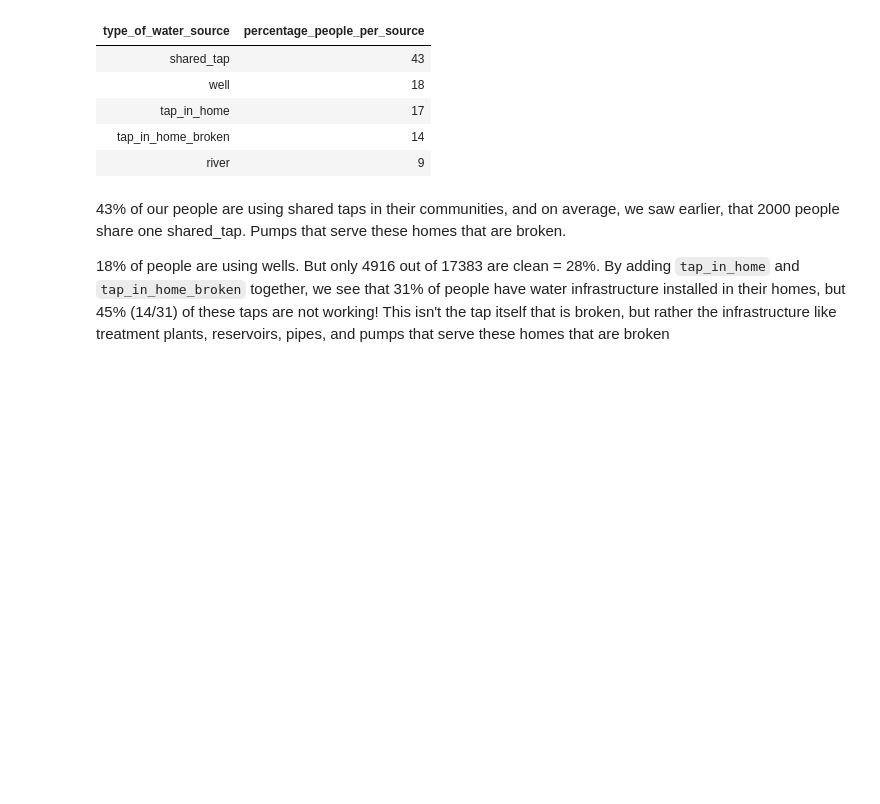
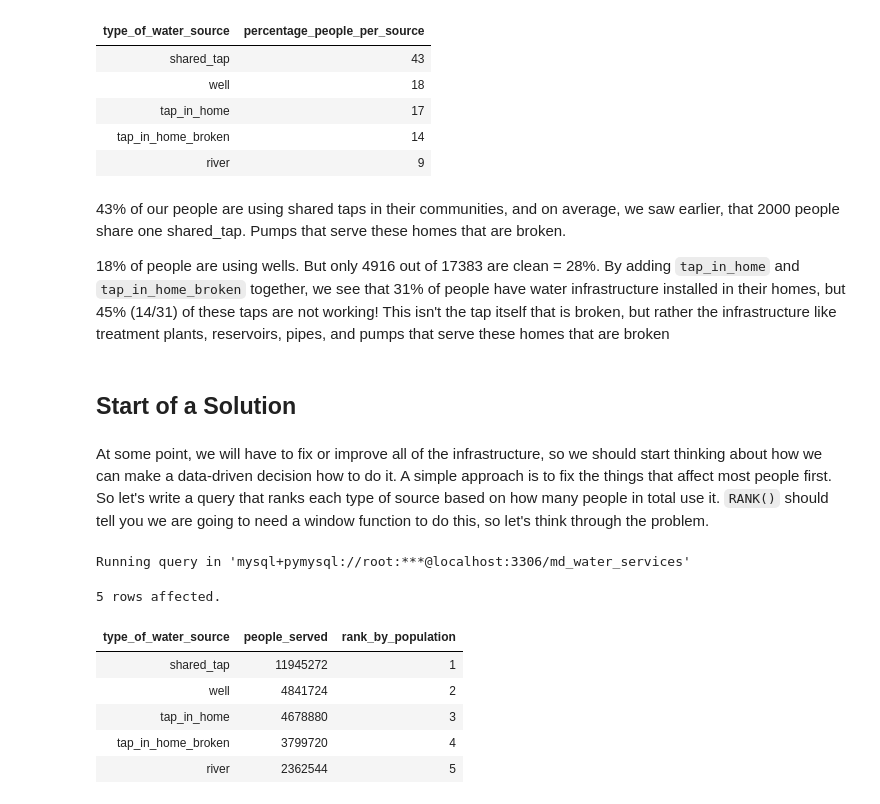
Before and after one commit to kelvinziroh/maji_ndogo, a Jupyter notebook: part_2/maji_ndogo_part2.ipynb, the cells around one changed output. Drawn from its saved outputs; the diff is of its cells as text; code cells hidden in the pictures; blank space fills up the shorter version.

```diff
--- a/part_2/maji_ndogo_part2.ipynb
+++ b/part_2/maji_ndogo_part2.ipynb
@@ -403,3 +399,25 @@ Running query in 'mysql+pymysql://root:***@localhost:3306/md_water_services'
 43% of our people are using shared taps in their communities, and on average, we saw earlier, that 2000 people share one shared_tap. Pumps that serve these homes that are broken.
 
 18% of people are using wells. But only 4916 out of 17383 are clean = 28%. By adding `tap_in_home` and `tap_in_home_broken` together, we see that 31% of people have water infrastructure installed in their homes, but 45% (14/31) of these taps are not working! This isn't the tap itself that is broken, but rather the infrastructure like treatment plants, reservoirs, pipes, and pumps that serve these homes that are broken
+# %% [markdown]
+## Start of a Solution
+# %% [markdown]
+At some point, we will have to fix or improve all of the infrastructure, so we should start thinking about how we can make a data-driven decision how to do it. A simple approach is to fix the things that affect most people first. So let's write a query that ranks each type of source based on how many people in total use it. `RANK()` should tell you we are going to need a window function to do this, so let's think through the problem.
+# %%
+%%sql
+# Rank the types of water sources based on the number of people served
+SELECT
+    type_of_water_source,
+    SUM(number_of_people_served) AS people_served,
+    RANK() OVER(ORDER BY SUM(number_of_people_served) DESC) AS rank_by_population
+FROM md_water_services.water_source
+GROUP BY type_of_water_source;
+# %% [output]
+Running query in 'mysql+pymysql://root:***@localhost:3306/md_water_services'
+5 rows affected.
+| type_of_water_source | people_served | rank_by_population |
+| shared_tap | 11945272 | 1 |
+| well | 4841724 | 2 |
+| tap_in_home | 4678880 | 3 |
+| tap_in_home_broken | 3799720 | 4 |
+| river | 2362544 | 5 |
```
Also changed, not shown: parts of 6 cells of this notebook.
